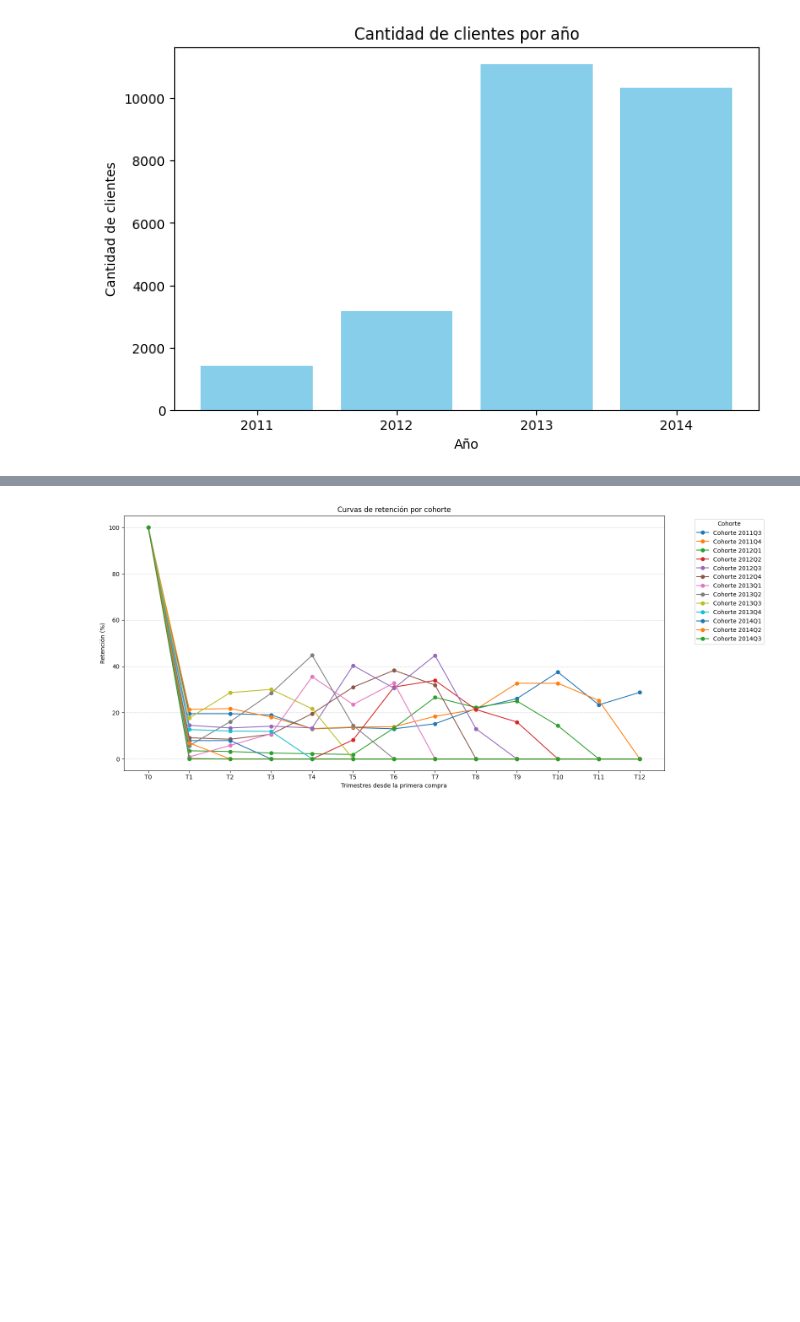
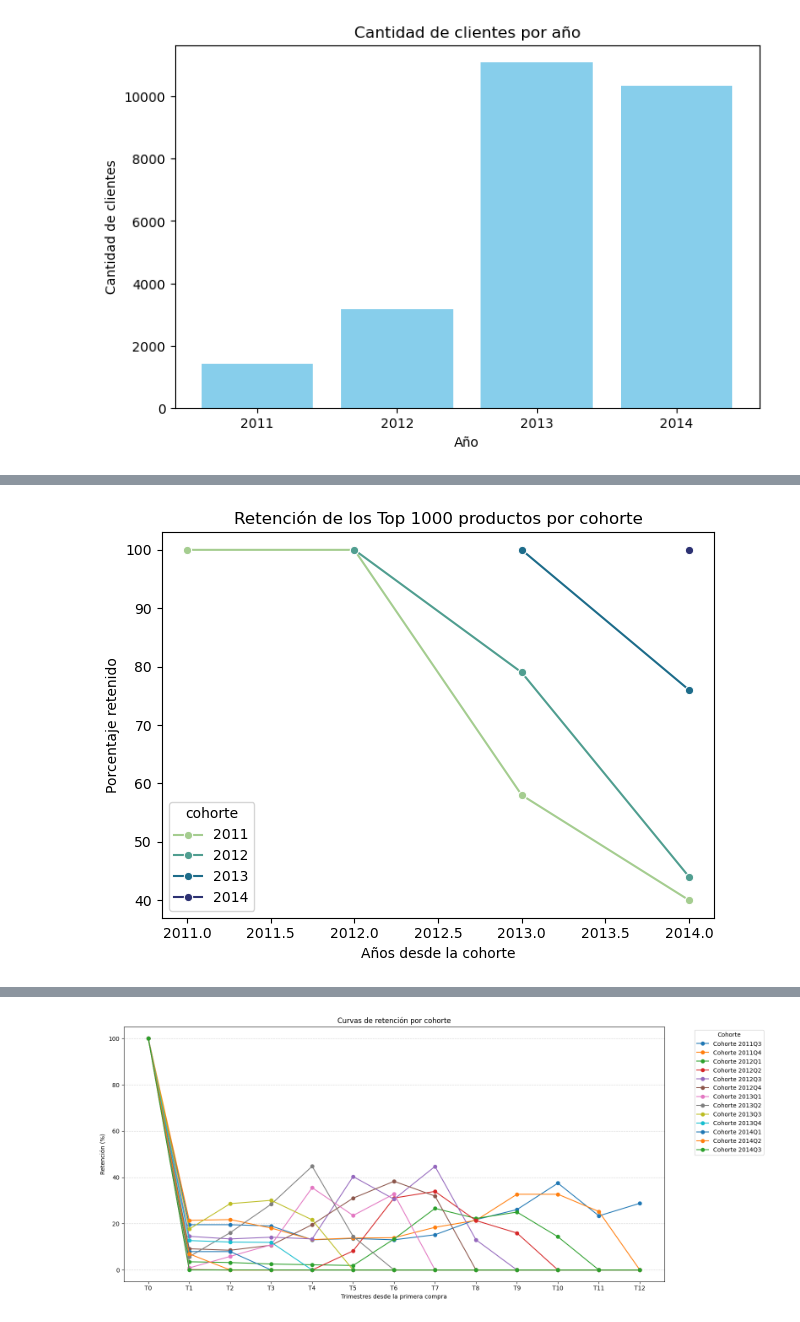
Before and after one commit to fedepicado/Series-temporales-con-SQL, a Jupyter notebook: Retencion de clientes.ipynb, the cells around one changed output, grey strips where cells are left out. Cells and saved outputs as stored; diff of their text form; code cells hidden in the pictures; blank space fills up the shorter version.

```diff
--- a/Retencion de clientes.ipynb
+++ b/Retencion de clientes.ipynb
@@ -17,6 +30,12 @@ def conecto():
     return engine
 
 engine = conecto()
+# %%
+def armar_query(query):
+    with engine.connect() as connection:
+        trans.rollback()
+        df = pd.read_sql(query, connection)
+    return df
 # %% [markdown]
 ## Retencion de clientes
 # %%
@@ -70,0 +261,75 @@ Los clientes que compraron en 2011 se van o se quedan ?
+# %%
+query = ("""WITH productos_por_año AS (
+    SELECT
+        YEAR(soh.OrderDate) AS año,
+        sod.ProductID,
+        COUNT(*) AS cantidad_vendida
+    FROM Sales.SalesOrderHeader soh
+    JOIN Sales.SalesOrderDetail sod ON soh.SalesOrderID = sod.SalesOrderID
+    WHERE YEAR(soh.OrderDate) BETWEEN 2011 AND 2014
+    GROUP BY YEAR(soh.OrderDate), sod.ProductID
+),
+top1000_por_año AS (
+    SELECT
+        año,
+        ProductID
+    FROM (
+        SELECT
+            año,
+            ProductID,
+            ROW_NUMBER() OVER (PARTITION BY año ORDER BY cantidad_vendida DESC) AS ranking
+        FROM productos_por_año
+    ) ranked
+    WHERE ranking <= 1000
+),
+combinaciones AS (
+    -- Generamos pares (cohorte, a�o_observado)
+    SELECT
+        c1.año AS cohorte,
+        c2.año AS año_observado,
+        c1.ProductID
+    FROM top1000_por_año c1
+    JOIN top1000_por_año c2
+        ON c1.ProductID = c2.ProductID
+        AND c2.año >= c1.año  -- solo observaciones posteriores o del mismo a�o
+),
+productos_finales as (
+SELECT
+    cohorte,
+    año_observado - cohorte AS año_desde_cohorte,
+    COUNT(DISTINCT ProductID) AS productos_retenidos
+FROM combinaciones
+GROUP BY cohorte, año_observado - cohorte
+)
+SELECT
+    pf.cohorte,
+    pf.año_desde_cohorte+cohorte as año_desde_cohorte,
+    round((CAST(pf.productos_retenidos AS FLOAT) /
+     CAST(FIRST_VALUE(pf.productos_retenidos) OVER (PARTITION BY pf.cohorte ORDER BY pf.año_desde_cohorte) AS FLOAT)),2) * 100
+     AS porcentaje
+FROM productos_finales pf
+order by pf.cohorte, pf.año_desde_cohorte asc""")
+
+df = armar_query(query)
+
+
+# Asegurás tipos numéricos
+df['cohorte'] = df['cohorte'].astype(int)
+df['año_desde_cohorte'] = df['año_desde_cohorte'].astype(int)
+
+# Lineplot: eje X = años desde cohorte, eje Y = porcentaje, una línea por cohorte
+sns.lineplot(
+    data=df,
+    x='año_desde_cohorte',
+    y='porcentaje',
+    hue='cohorte',
+    marker='o',
+    palette= 'crest'
+)
+plt.title('Retención de los Top 1000 productos por cohorte')
+plt.xlabel('Años desde la cohorte')
+plt.ylabel('Porcentaje retenido')
+plt.tight_layout()
+plt.show()
+# %% [output]
+[figure, added]
```
Also changed, not shown: parts of 15 cells of this notebook.
